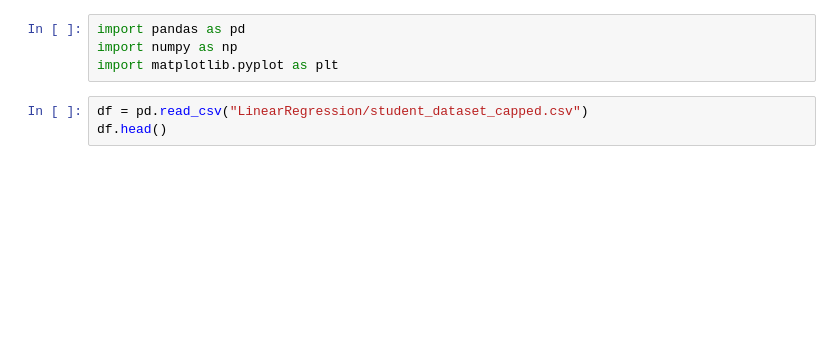
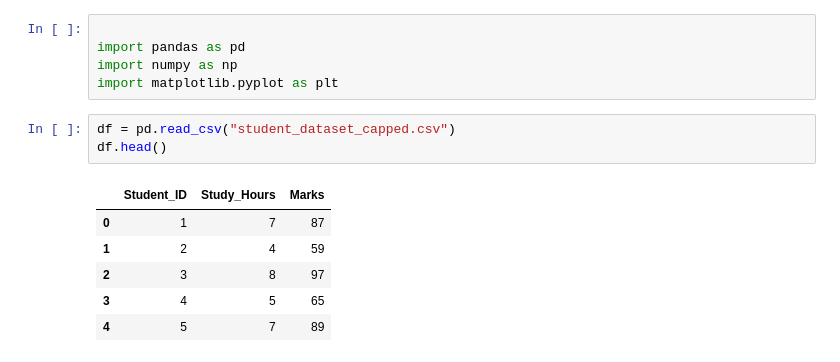
Before and after one commit to r-vignesh-22/Machine-Learning, a Jupyter notebook: Regression/LinearRegression/Markprediction.ipynb, the cells around one changed output. Cells and saved outputs as stored; diff of their text form; blank space fills up the shorter version.

```diff
--- a/Regression/LinearRegression/Markprediction.ipynb
+++ b/Regression/LinearRegression/Markprediction.ipynb
@@ -1,10 +1,18 @@
 # %%
+
 import pandas as pd
 import numpy as np
 import matplotlib.pyplot as plt
 # %%
-df = pd.read_csv("LinearRegression/student_dataset_capped.csv")
+df = pd.read_csv("student_dataset_capped.csv")
 df.head()
+# %% [output]
+|  | Student_ID | Study_Hours | Marks |
+| 0 | 1 | 7 | 87 |
+| 1 | 2 | 4 | 59 |
+| 2 | 3 | 8 | 97 |
+| 3 | 4 | 5 | 65 |
+| 4 | 5 | 7 | 89 |
 # %%
 x = df[['Study_Hours']].values
 y = df[['Marks']].values
```
Also changed, not shown: parts of 6 cells of this notebook, 6 other files.
